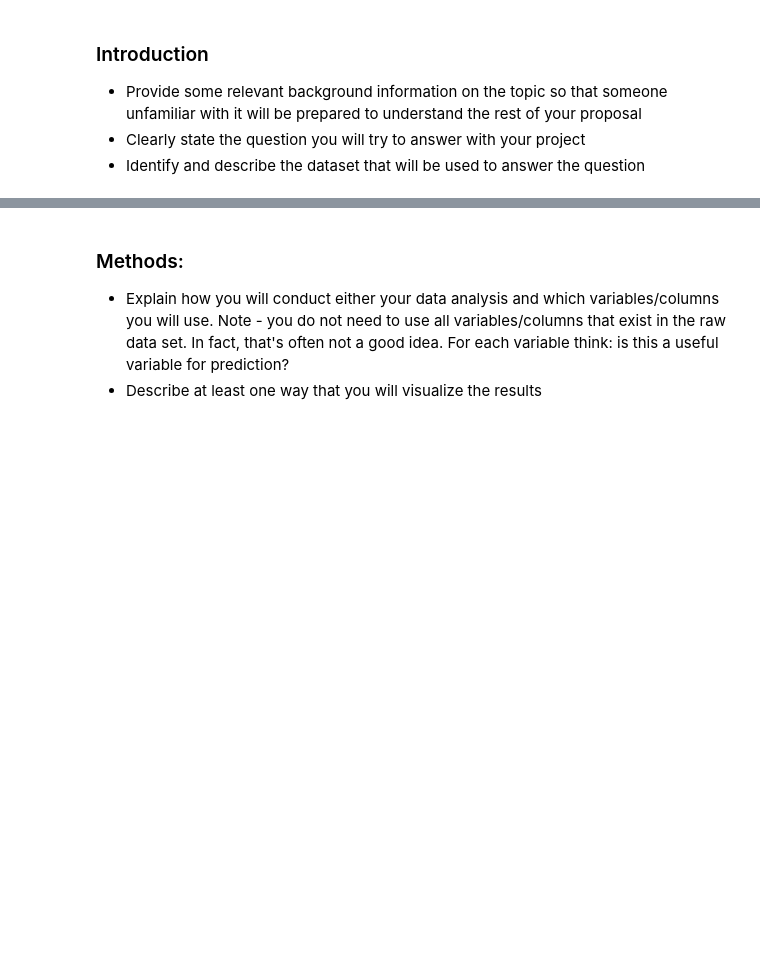
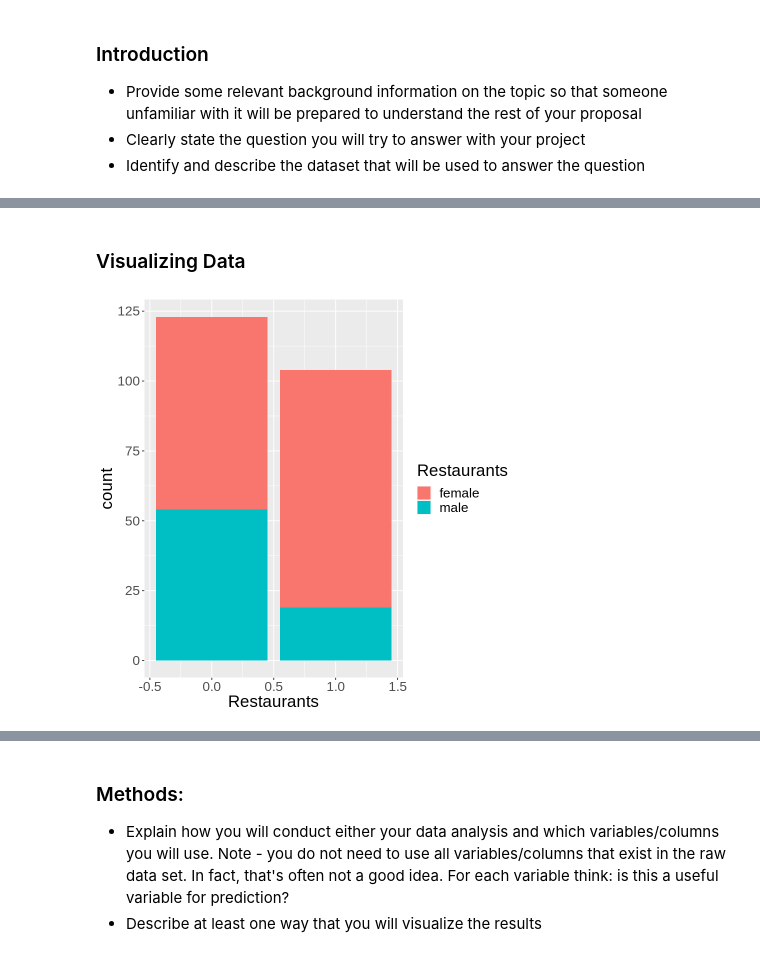
Before and after one commit to sherrii-Xia/DSCI_100_WT2, a Jupyter notebook: project/group_proposal.ipynb, the cells around one changed output, grey strips where cells are left out. Drawn from its saved outputs; the diff is of its cells as text; code cells hidden in the pictures; blank space fills up the shorter version.

```diff
--- a/project/group_proposal.ipynb
+++ b/project/group_proposal.ipynb
@@ -80,0 +118,7 @@ A spec_tbl_df: 294 × 14
+# %%
+heart_disease_data <- mutate(heart_disease_data, new_num = case_when(num == 0 ~ 0, num == 1| num == 2 | num == 3| num == 4 ~ 1))
+
+heart_disease_data
+
+heart_disease_data <- mutate(heart_disease_data, sex = case_when(sex == 0 ~ "male",sex == 1 ~ "female"))
+heart_disease_data
@@ -80,0 +148,6 @@ A spec_tbl_df: 294 × 14
+# %%
+hd_split <- initial_split(heart_disease_data, prop = 0.75, strata = new_num)
+hd_train <- training(hd_split)
+hd_test <- testing(hd_split)
+
+hd_train
@@ -80,0 +210,11 @@ A spec_tbl_df: 294 × 14
+# %% [markdown]
+### Visualizing Data
+# %%
+distofnum <- hd_train |>
+ggplot(aes(x = new_num, fill = sex)) +
+geom_bar() +
+labs(x = "Restaurants", fill = "Restaurants") +
+theme(text = element_text(size = 20))
+distofnum
+# %% [output]
+[figure, added]
```
Also changed, not shown: parts of 19 cells of this notebook, 1 other file.
